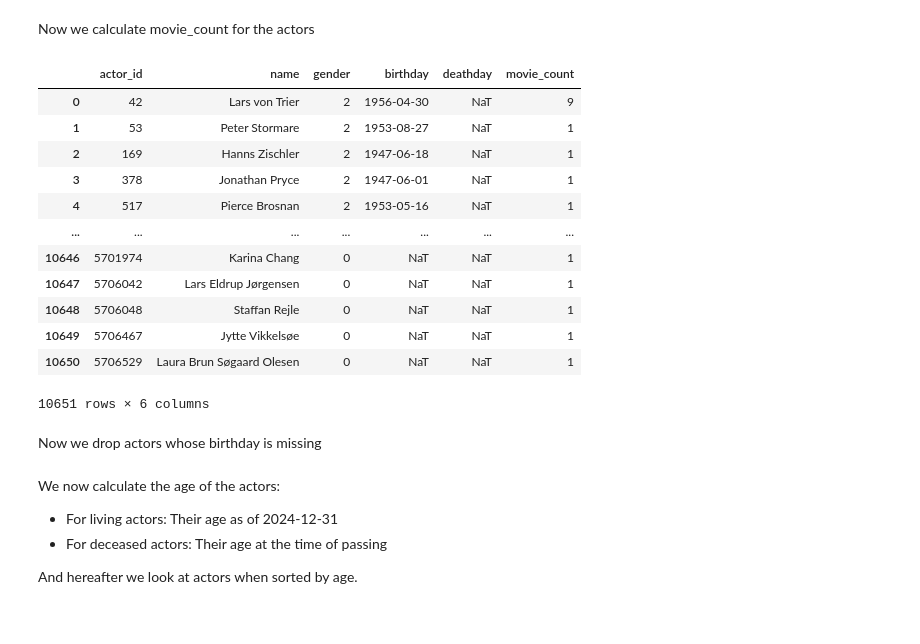
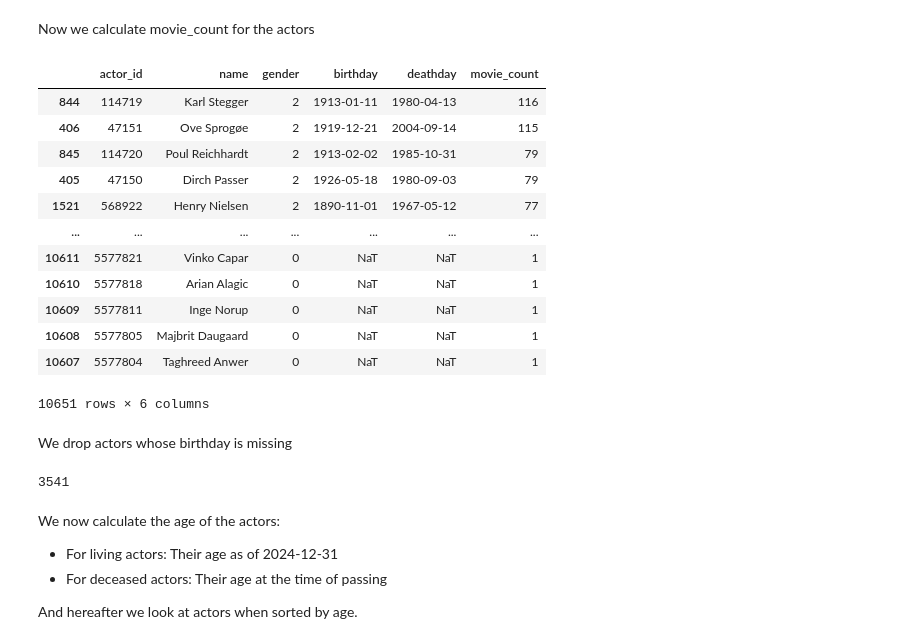
Before and after one commit to pbollhorn/bi-group-5-and-9, a Jupyter notebook: mp3/mini_project_3.ipynb, the cells around one changed output. Saved outputs shown, nothing was run; the diff lists cells and outputs as text; code cells hidden in the pictures.

```diff
--- a/mp3/mini_project_3.ipynb
+++ b/mp3/mini_project_3.ipynb
@@ -221,37 +221,40 @@ Now we calculate movie_count for the actors
 # %%
 # Step 1: explode cast_person_ids so each row has one actor per movie
 exploded = danish_movies.explode("cast_person_ids")
 
 # Step 2: count movies per actor
 actor_movie_counts = (
     exploded.groupby("cast_person_ids")["id"]
     .nunique()  # use nunique in case of duplicates
     .reset_index()
     .rename(columns={"cast_person_ids": "actor_id", "id": "movie_count"})
 )
 actor_movie_counts
 
 # Step 3: merge movie_count back into danish_actors
 danish_actors = danish_actors.merge(actor_movie_counts, on="actor_id")
-danish_actors
+danish_actors.sort_values(by="movie_count", ascending=False)
 # %% [output]
 |  | actor_id | name | gender | birthday | deathday | movie_count |
-| 0 | 42 | Lars von Trier | 2 | 1956-04-30 | NaT | 9 |
-| 1 | 53 | Peter Stormare | 2 | 1953-08-27 | NaT | 1 |
-| 2 | 169 | Hanns Zischler | 2 | 1947-06-18 | NaT | 1 |
-| 3 | 378 | Jonathan Pryce | 2 | 1947-06-01 | NaT | 1 |
-| 4 | 517 | Pierce Brosnan | 2 | 1953-05-16 | NaT | 1 |
+| 844 | 114719 | Karl Stegger | 2 | 1913-01-11 | 1980-04-13 | 116 |
+| 406 | 47151 | Ove Sprogøe | 2 | 1919-12-21 | 2004-09-14 | 115 |
+| 845 | 114720 | Poul Reichhardt | 2 | 1913-02-02 | 1985-10-31 | 79 |
+| 405 | 47150 | Dirch Passer | 2 | 1926-05-18 | 1980-09-03 | 79 |
+| 1521 | 568922 | Henry Nielsen | 2 | 1890-11-01 | 1967-05-12 | 77 |
 | ... | ... | ... | ... | ... | ... | ... |
-| 10646 | 5701974 | Karina Chang | 0 | NaT | NaT | 1 |
-| 10647 | 5706042 | Lars Eldrup Jørgensen | 0 | NaT | NaT | 1 |
-| 10648 | 5706048 | Staffan Rejle | 0 | NaT | NaT | 1 |
-| 10649 | 5706467 | Jytte Vikkelsøe | 0 | NaT | NaT | 1 |
-| 10650 | 5706529 | Laura Brun Søgaard Olesen | 0 | NaT | NaT | 1 |
+| 10611 | 5577821 | Vinko Capar | 0 | NaT | NaT | 1 |
+| 10610 | 5577818 | Arian Alagic | 0 | NaT | NaT | 1 |
+| 10609 | 5577811 | Inge Norup | 0 | NaT | NaT | 1 |
+| 10608 | 5577805 | Majbrit Daugaard | 0 | NaT | NaT | 1 |
+| 10607 | 5577804 | Taghreed Anwer | 0 | NaT | NaT | 1 |
 10651 rows × 6 columns
 # %% [markdown]
-Now we drop actors whose birthday is missing
+We drop actors whose birthday is missing
 # %%
 danish_actors = danish_actors.dropna(subset=["birthday"]).copy()
+len(danish_actors)
+# %% [output]
+3541
 # %% [markdown]
 We now calculate the age of the actors:
 - For living actors: Their age as of 2024-12-31
```
Also changed, not shown: parts of 8 cells of this notebook.
